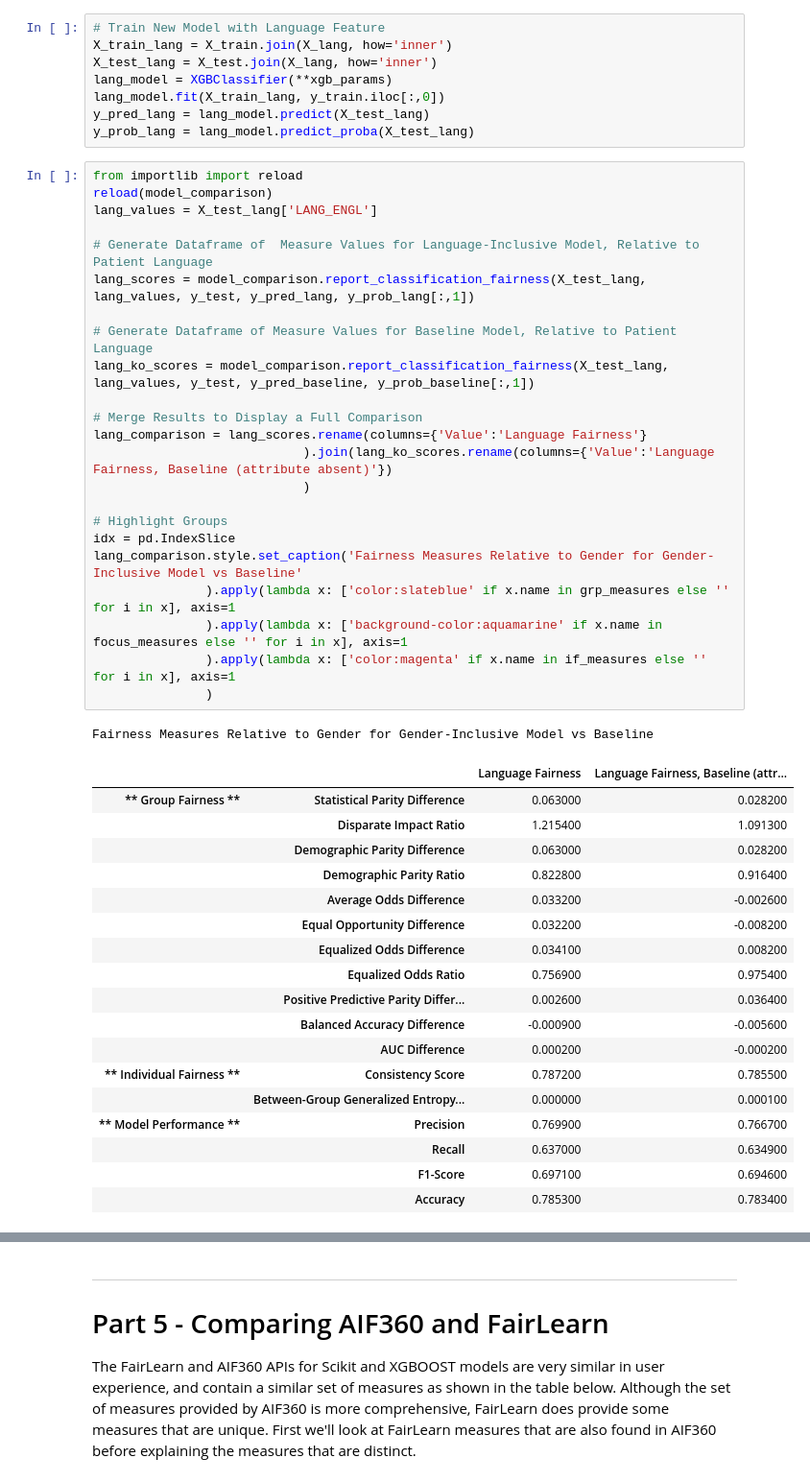
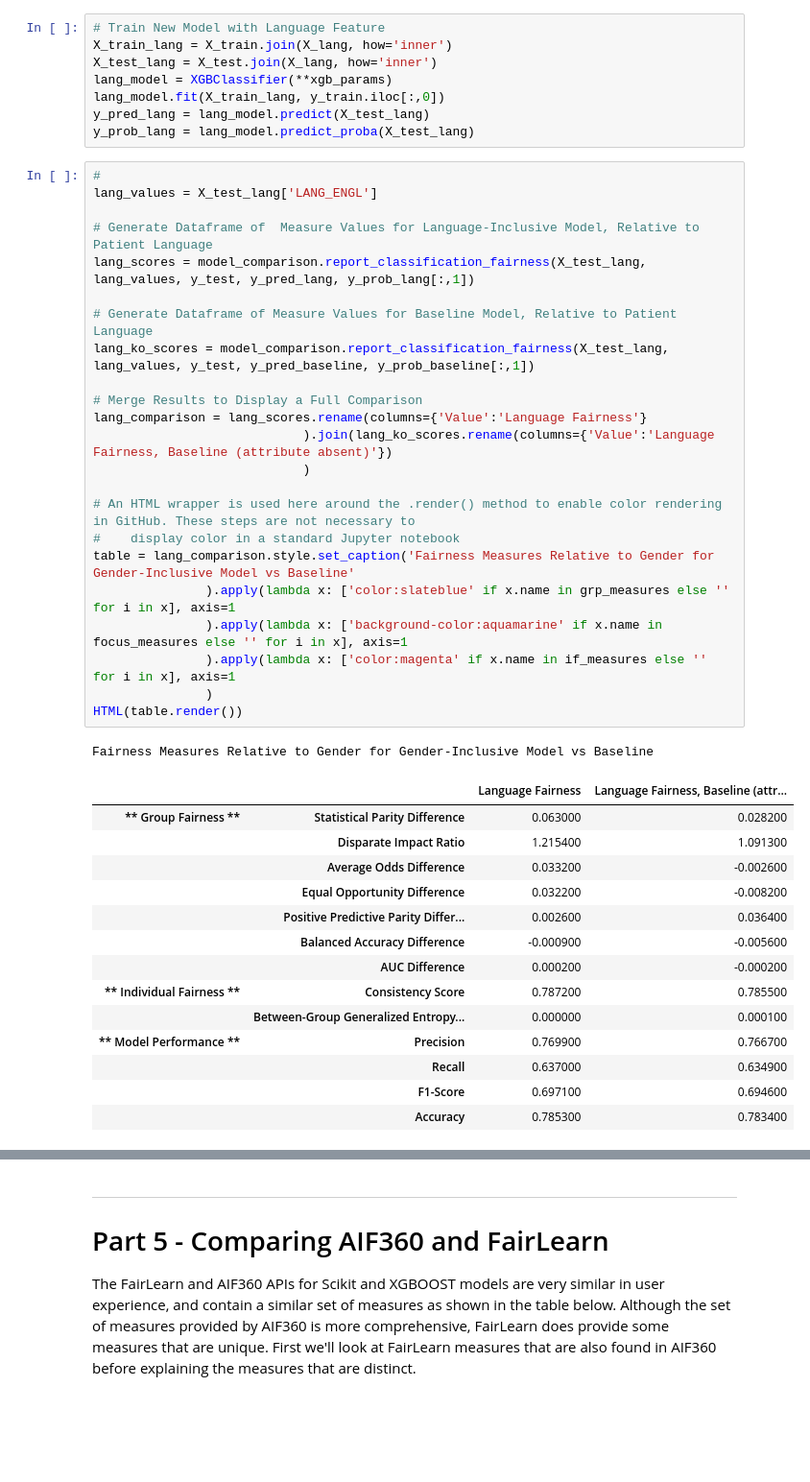
Before and after one commit to KenSciResearch/fairMLHealth, a Jupyter notebook: fairMLHealth/tutorial_and_examples/kdd_fairness_in_healthcare_tutorial.ipynb, the cells around one changed output, grey strips where cells are left out. Shown at 96% size. Cells and saved outputs as stored; diff of their text form; blank space fills up the shorter version.

```diff
--- a/fairMLHealth/tutorial_and_examples/kdd_fairness_in_healthcare_tutorial.ipynb
+++ b/fairMLHealth/tutorial_and_examples/kdd_fairness_in_healthcare_tutorial.ipynb
@@ -562,39 +567,35 @@ lang_model.fit(X_train_lang, y_train.iloc[:,0])
 y_pred_lang = lang_model.predict(X_test_lang)
 y_prob_lang = lang_model.predict_proba(X_test_lang)
 # %%
-from importlib import reload
-reload(model_comparison)
+#
 lang_values = X_test_lang['LANG_ENGL']
 
 # Generate Dataframe of  Measure Values for Language-Inclusive Model, Relative to Patient Language
 lang_scores = model_comparison.report_classification_fairness(X_test_lang, lang_values, y_test, y_pred_lang, y_prob_lang[:,1])
 
 # Generate Dataframe of Measure Values for Baseline Model, Relative to Patient Language
 lang_ko_scores = model_comparison.report_classification_fairness(X_test_lang, lang_values, y_test, y_pred_baseline, y_prob_baseline[:,1])
 
 # Merge Results to Display a Full Comparison
 lang_comparison = lang_scores.rename(columns={'Value':'Language Fairness'}
                             ).join(lang_ko_scores.rename(columns={'Value':'Language Fairness, Baseline (attribute absent)'})
                             )
 
-# Highlight Groups
-idx = pd.IndexSlice
-lang_comparison.style.set_caption('Fairness Measures Relative to Gender for Gender-Inclusive Model vs Baseline'
+# An HTML wrapper is used here around the .render() method to enable color rendering in GitHub. These steps are not necessary to
+#    display color in a standard Jupyter notebook
+table = lang_comparison.style.set_caption('Fairness Measures Relative to Gender for Gender-Inclusive Model vs Baseline'
                ).apply(lambda x: ['color:slateblue' if x.name in grp_measures else '' for i in x], axis=1
                ).apply(lambda x: ['background-color:aquamarine' if x.name in focus_measures else '' for i in x], axis=1
                ).apply(lambda x: ['color:magenta' if x.name in if_measures else '' for i in x], axis=1
                )
+HTML(table.render())
 # %% [output]
 Fairness Measures Relative to Gender for Gender-Inclusive Model vs Baseline
 |  |  | Language Fairness | Language Fairness, Baseline (attr... |
 | ** Group Fairness ** | Statistical Parity Difference | 0.063000 | 0.028200 |
 |  | Disparate Impact Ratio | 1.215400 | 1.091300 |
-|  | Demographic Parity Difference | 0.063000 | 0.028200 |
-|  | Demographic Parity Ratio | 0.822800 | 0.916400 |
 |  | Average Odds Difference | 0.033200 | -0.002600 |
 |  | Equal Opportunity Difference | 0.032200 | -0.008200 |
-|  | Equalized Odds Difference | 0.034100 | 0.008200 |
-|  | Equalized Odds Ratio | 0.756900 | 0.975400 |
 |  | Positive Predictive Parity Differ... | 0.002600 | 0.036400 |
 |  | Balanced Accuracy Difference | -0.000900 | -0.005600 |
 |  | AUC Difference | 0.000200 | -0.000200 |
```
Also changed, not shown: parts of 21 cells of this notebook, 9 other files.
